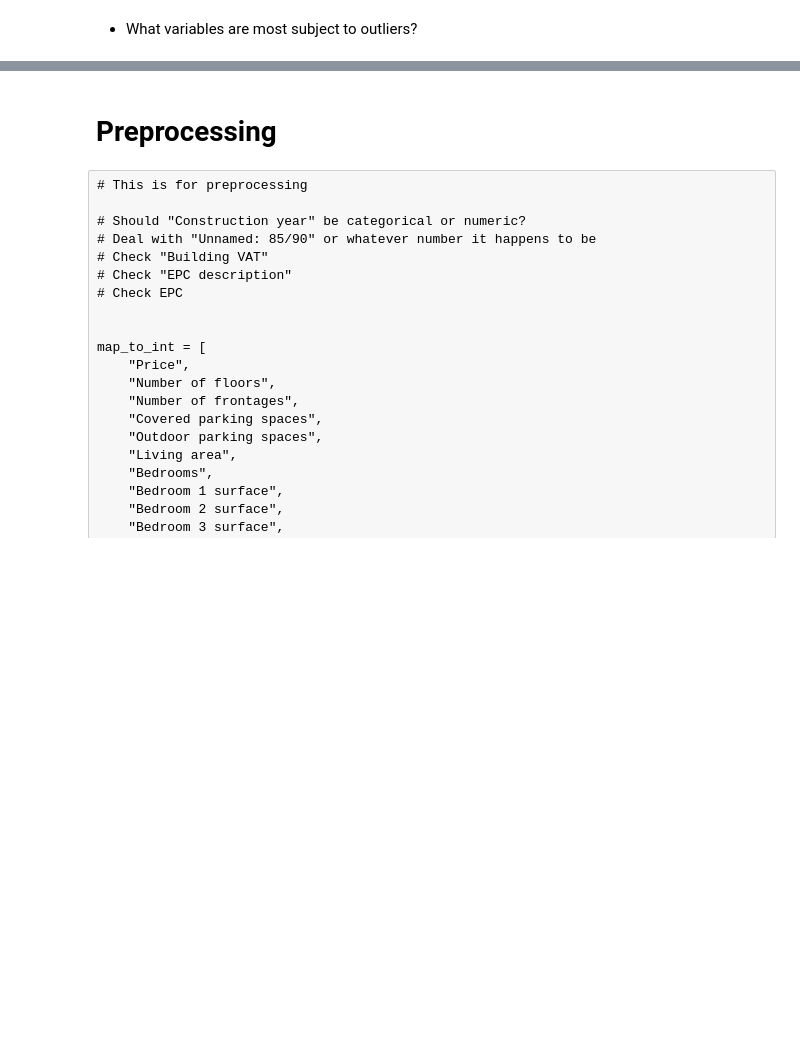
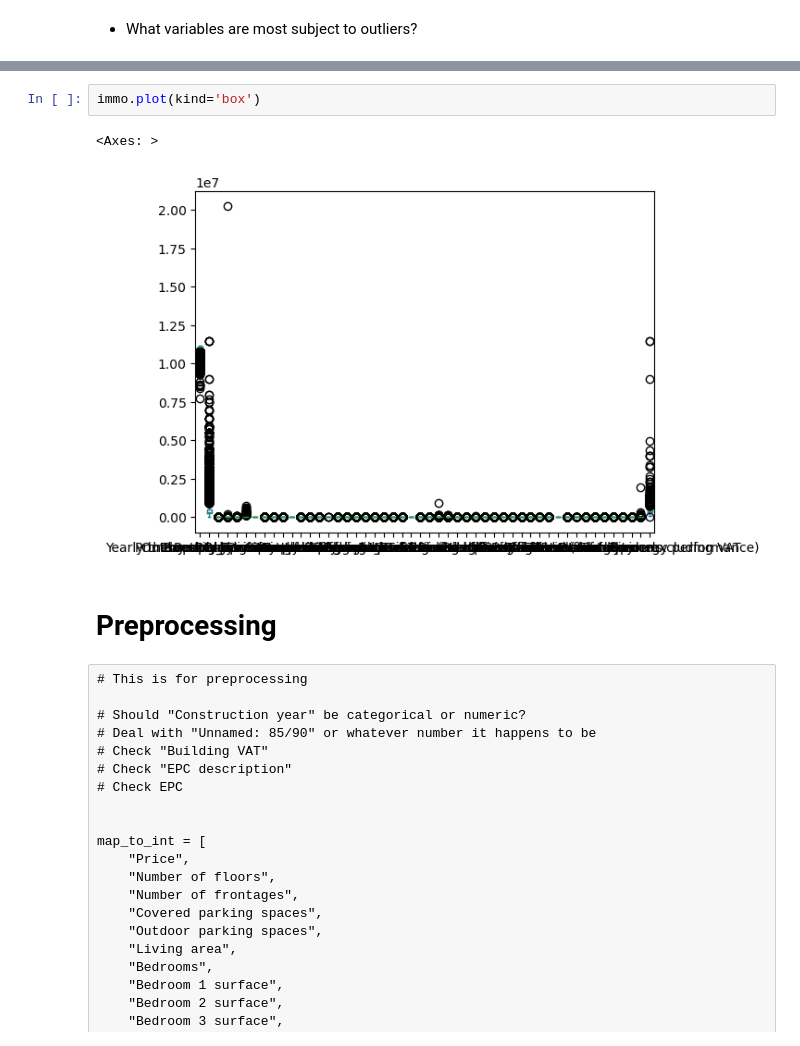
Before and after one commit to jduffy93/immo-eliza-the_chaincoders, a Jupyter notebook: analysis/Jean-analysis-plotnine+cleaning.ipynb, the cells around one changed output, grey strips where cells are left out. Saved outputs shown, nothing was run; the diff lists cells and outputs as text; blank space fills up the shorter version.

```diff
--- a/analysis/Jean-analysis-plotnine+cleaning.ipynb
+++ b/analysis/Jean-analysis-plotnine+cleaning.ipynb
@@ -421,3 +452,8 @@ dtype: float64
+# %%
+immo.plot(kind='box')
+# %% [output]
+<Axes: >
+[figure, added]
 # %% [markdown]
 # Preprocessing
 # %% [raw]
```
Also changed, not shown: parts of 3 cells of this notebook, 1 other file.
